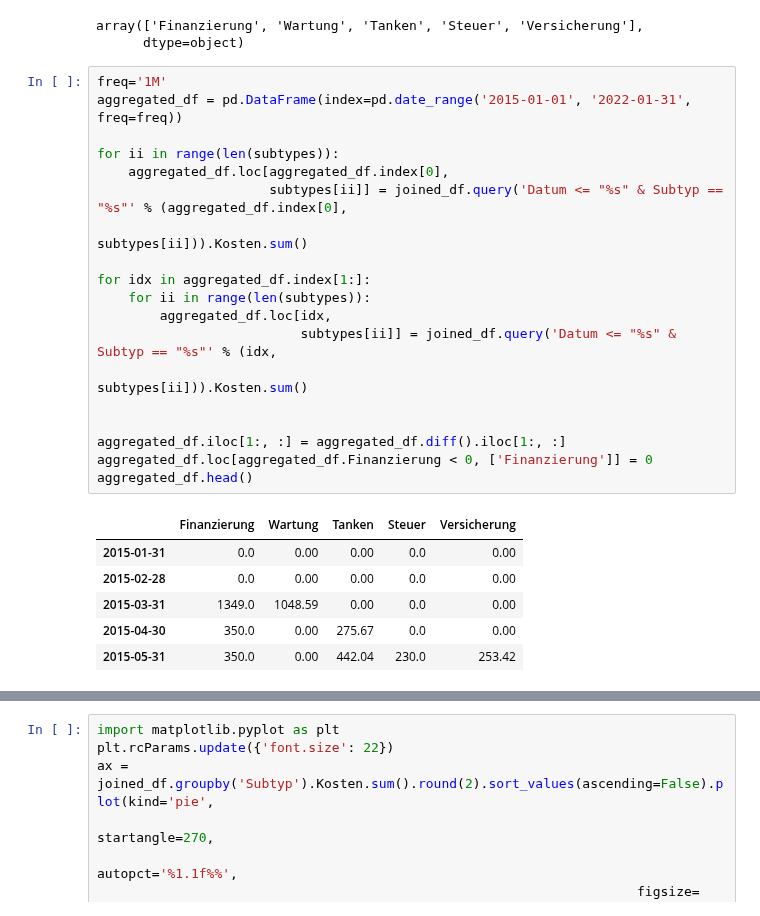
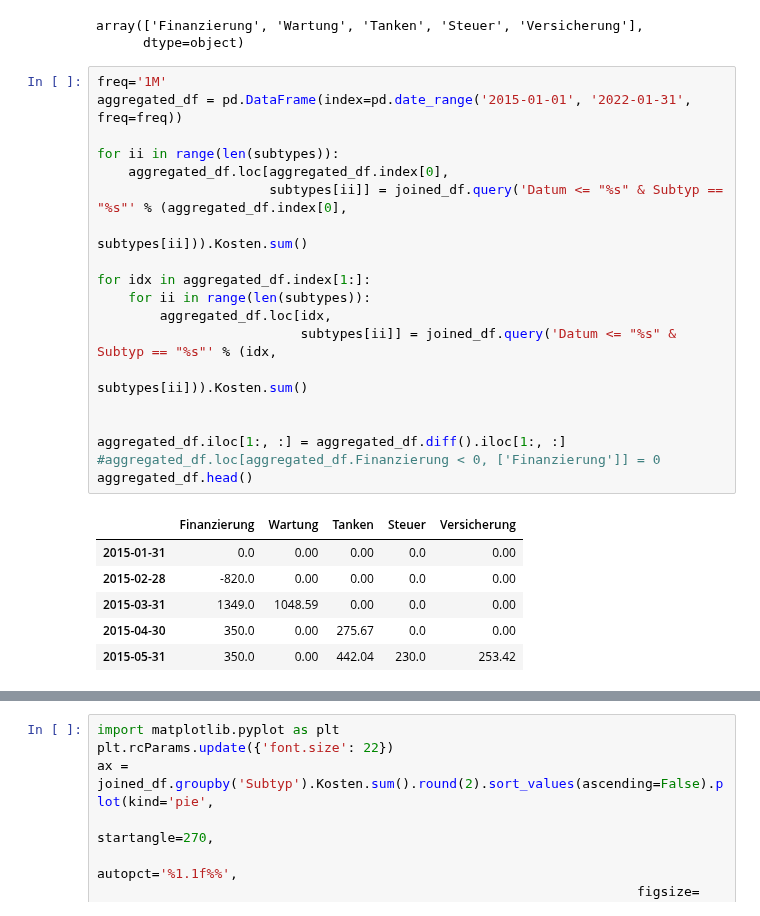
Before and after one commit to schorschie/car_cost_comparisons, a Jupyter notebook: Kostenabrechnung_Maximus.ipynb, the cells around one changed output, grey strips where cells are left out. Cells and saved outputs as stored; diff of their text form.

```diff
--- a/Kostenabrechnung_Maximus.ipynb
+++ b/Kostenabrechnung_Maximus.ipynb
@@ -92,26 +92,26 @@ array(['Finanzierung', 'Wartung', 'Tanken', 'Steuer', 'Versicherung'],
 # %%
 freq='1M'
 aggregated_df = pd.DataFrame(index=pd.date_range('2015-01-01', '2022-01-31', freq=freq))
 
 for ii in range(len(subtypes)):
     aggregated_df.loc[aggregated_df.index[0],
                       subtypes[ii]] = joined_df.query('Datum <= "%s" & Subtyp == "%s"' % (aggregated_df.index[0],
                                                                                           subtypes[ii])).Kosten.sum()
 
 for idx in aggregated_df.index[1:]:
     for ii in range(len(subtypes)):
         aggregated_df.loc[idx,
                           subtypes[ii]] = joined_df.query('Datum <= "%s" & Subtyp == "%s"' % (idx,
                                                                                               subtypes[ii])).Kosten.sum()
 
 
 aggregated_df.iloc[1:, :] = aggregated_df.diff().iloc[1:, :]
-aggregated_df.loc[aggregated_df.Finanzierung < 0, ['Finanzierung']] = 0
+#aggregated_df.loc[aggregated_df.Finanzierung < 0, ['Finanzierung']] = 0
 aggregated_df.head()
 # %% [output]
 |  | Finanzierung | Wartung | Tanken | Steuer | Versicherung |
 | 2015-01-31 | 0.0 | 0.00 | 0.00 | 0.0 | 0.00 |
-| 2015-02-28 | 0.0 | 0.00 | 0.00 | 0.0 | 0.00 |
+| 2015-02-28 | -820.0 | 0.00 | 0.00 | 0.0 | 0.00 |
 | 2015-03-31 | 1349.0 | 1048.59 | 0.00 | 0.0 | 0.00 |
 | 2015-04-30 | 350.0 | 0.00 | 275.67 | 0.0 | 0.00 |
 | 2015-05-31 | 350.0 | 0.00 | 442.04 | 230.0 | 253.42 |
```
Also changed, not shown: parts of 2 cells of this notebook, 3 other files.
